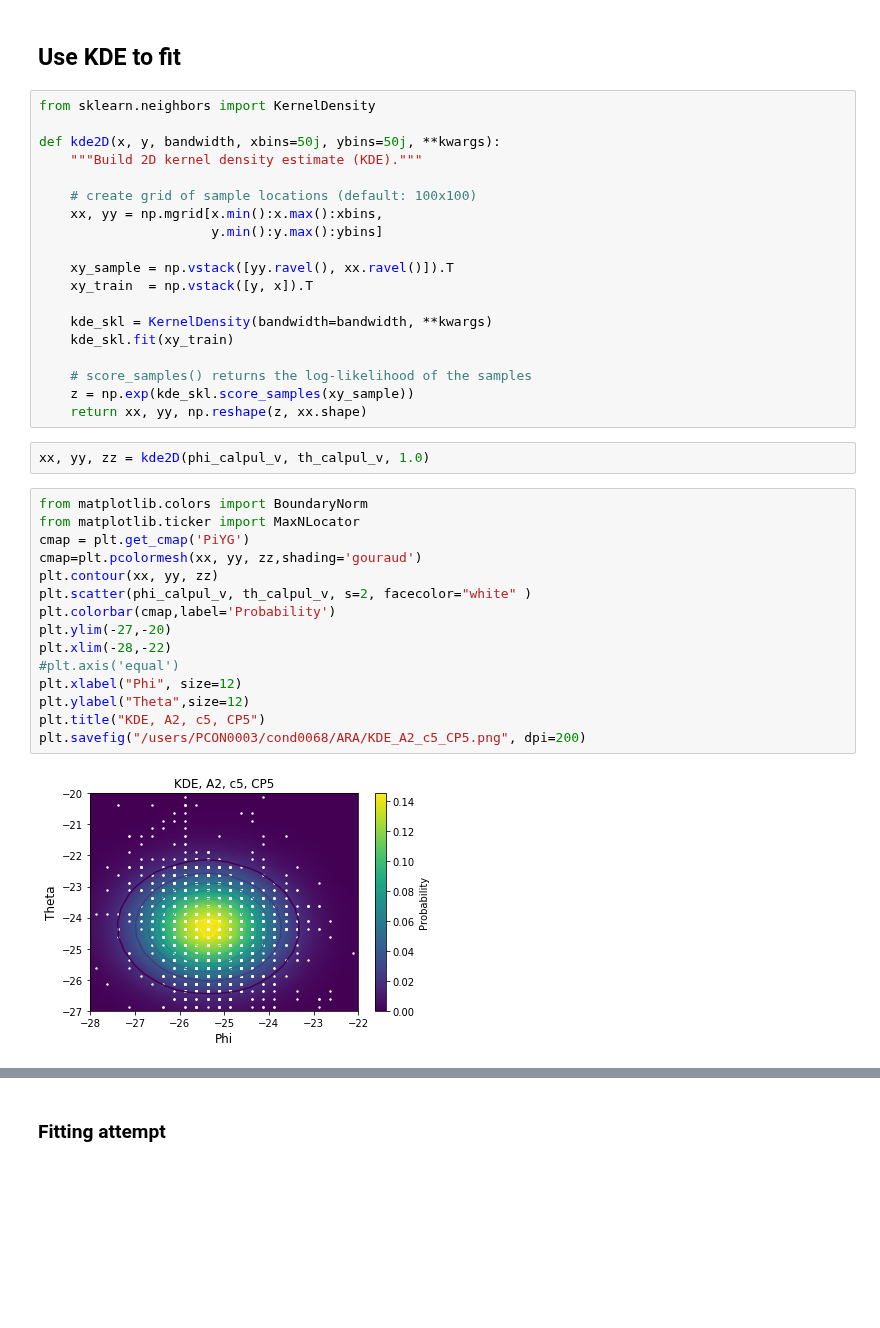
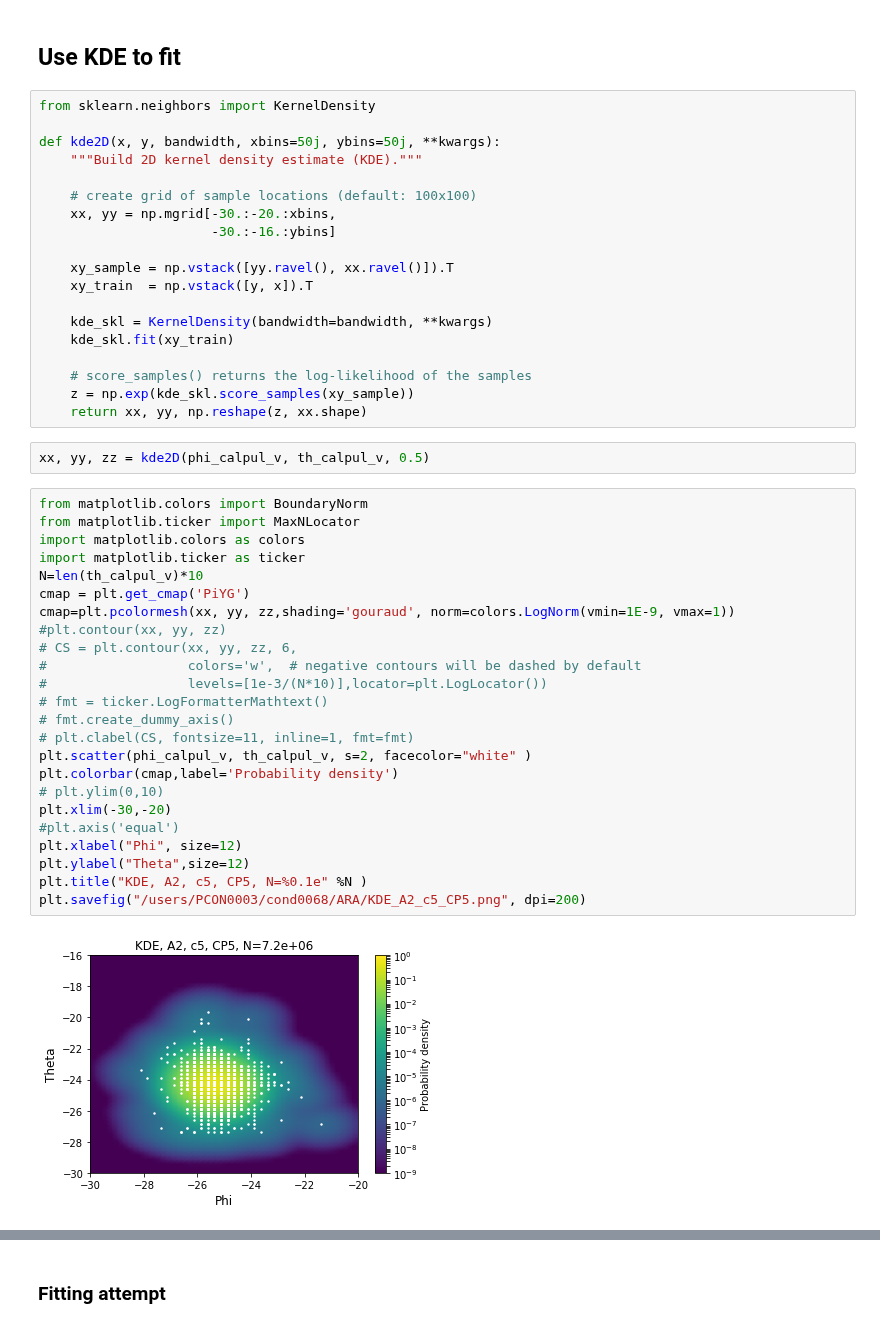
Before and after one commit to toej93/ARA_analysis, a Jupyter notebook: JuPyter_Notebooks/c5_fit.ipynb, the cells around one changed output, grey strips where cells are left out. Drawn from its saved outputs; the diff is of its cells as text; blank space fills up the shorter version.

```diff
--- a/JuPyter_Notebooks/c5_fit.ipynb
+++ b/JuPyter_Notebooks/c5_fit.ipynb
@@ -63,8 +65,8 @@ def kde2D(x, y, bandwidth, xbins=50j, ybins=50j, **kwargs):
     """Build 2D kernel density estimate (KDE)."""
 
     # create grid of sample locations (default: 100x100)
-    xx, yy = np.mgrid[x.min():x.max():xbins,
-                      y.min():y.max():ybins]
+    xx, yy = np.mgrid[-30.:-20.:xbins,
+                      -30.:-16.:ybins]
 
     xy_sample = np.vstack([yy.ravel(), xx.ravel()]).T
     xy_train  = np.vstack([y, x]).T
@@ -76,21 +78,30 @@ def kde2D(x, y, bandwidth, xbins=50j, ybins=50j, **kwargs):
     z = np.exp(kde_skl.score_samples(xy_sample))
     return xx, yy, np.reshape(z, xx.shape)
 # %%
-xx, yy, zz = kde2D(phi_calpul_v, th_calpul_v, 1.0)
+xx, yy, zz = kde2D(phi_calpul_v, th_calpul_v, 0.5)
 # %%
 from matplotlib.colors import BoundaryNorm
 from matplotlib.ticker import MaxNLocator
+import matplotlib.colors as colors
+import matplotlib.ticker as ticker
+N=len(th_calpul_v)*10
 cmap = plt.get_cmap('PiYG')
-cmap=plt.pcolormesh(xx, yy, zz,shading='gouraud')
-plt.contour(xx, yy, zz)
+cmap=plt.pcolormesh(xx, yy, zz,shading='gouraud', norm=colors.LogNorm(vmin=1E-9, vmax=1))
+#plt.contour(xx, yy, zz)
+# CS = plt.contour(xx, yy, zz, 6,
+#                  colors='w',  # negative contours will be dashed by default
+#                  levels=[1e-3/(N*10)],locator=plt.LogLocator())
+# fmt = ticker.LogFormatterMathtext()
+# fmt.create_dummy_axis()
+# plt.clabel(CS, fontsize=11, inline=1, fmt=fmt)
 plt.scatter(phi_calpul_v, th_calpul_v, s=2, facecolor="white" )
-plt.colorbar(cmap,label='Probability')
-plt.ylim(-27,-20)
-plt.xlim(-28,-22)
+plt.colorbar(cmap,label='Probability density')
+# plt.ylim(0,10)
+plt.xlim(-30,-20)
 #plt.axis('equal')
 plt.xlabel("Phi", size=12)
 plt.ylabel("Theta",size=12)
-plt.title("KDE, A2, c5, CP5")
+plt.title("KDE, A2, c5, CP5, N=%0.1e" %N )
 plt.savefig("/users/PCON0003/cond0068/ARA/KDE_A2_c5_CP5.png", dpi=200)
 # %% [output]
-[figure, old version]
+[figure, new version]
```
Also changed, not shown: parts of 17 cells of this notebook, 4 other files.
